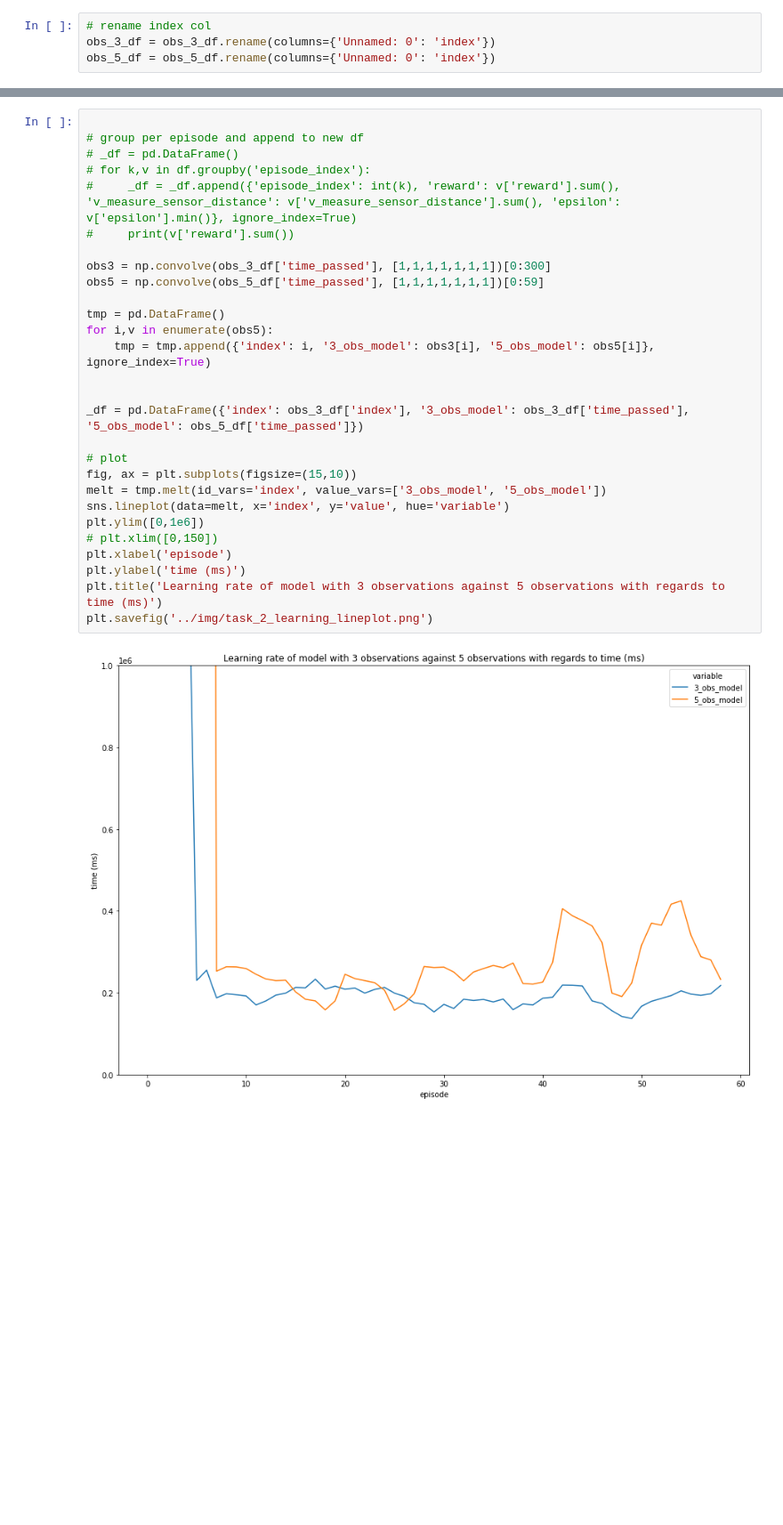
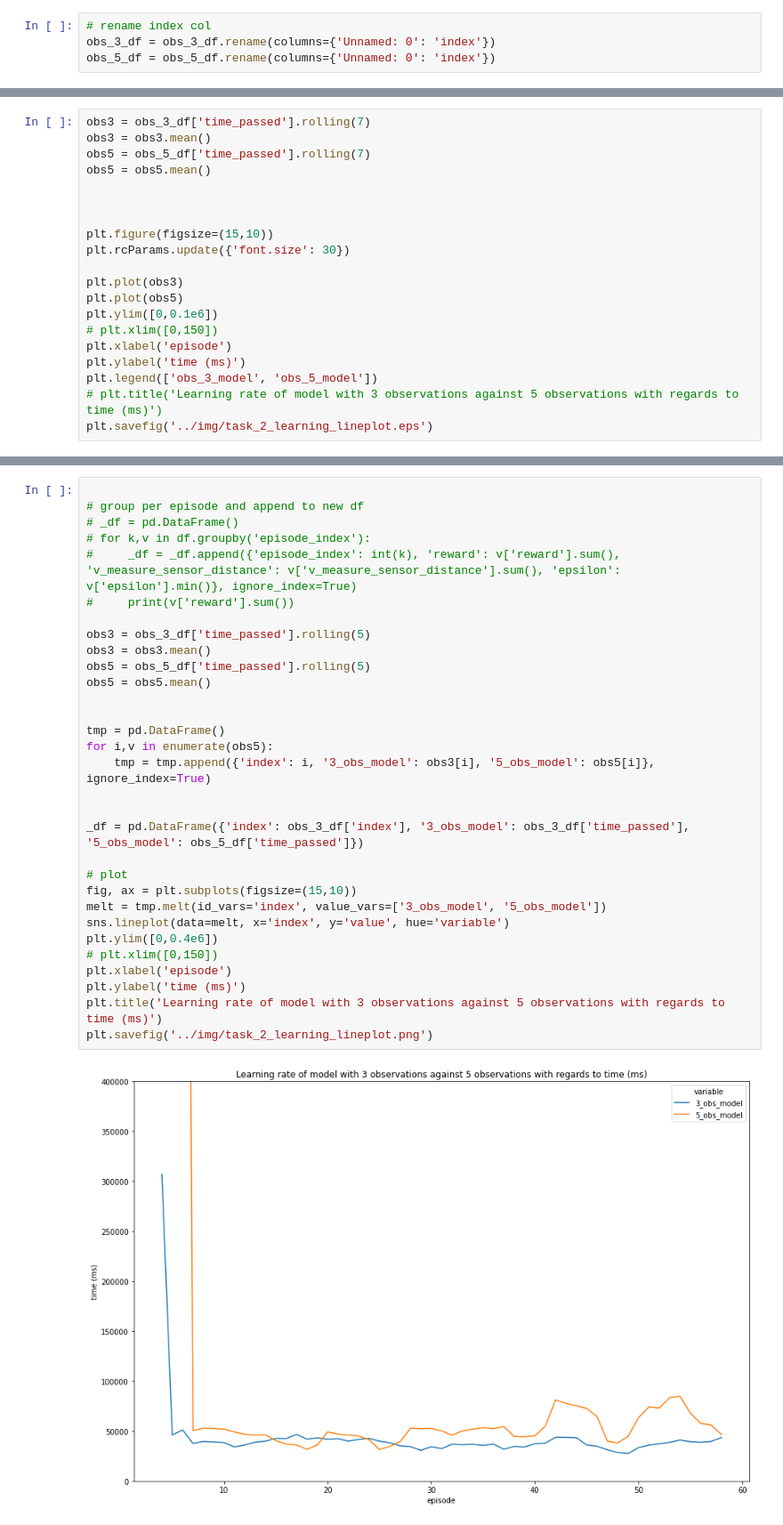
Before and after one commit to gansem/learning_machines_robobo, a Jupyter notebook: src/analytics.ipynb, the cells around one changed output, grey strips where cells are left out. Shown: that part at 89% size. Drawn from its saved outputs; the diff is of its cells as text; blank space fills up the shorter version.

Commit message:
updated learning plot task 2

```diff
--- a/src/analytics.ipynb
+++ b/src/analytics.ipynb
@@ -101,0 +93,20 @@ obs_3_df
+# %%
+obs3 = obs_3_df['time_passed'].rolling(7)
+obs3 = obs3.mean()
+obs5 = obs_5_df['time_passed'].rolling(7)
+obs5 = obs5.mean()
+
+
+
+plt.figure(figsize=(15,10))
+plt.rcParams.update({'font.size': 30})
+
+plt.plot(obs3)
+plt.plot(obs5)
+plt.ylim([0,0.1e6])
+# plt.xlim([0,150])
+plt.xlabel('episode')
+plt.ylabel('time (ms)')
+plt.legend(['obs_3_model', 'obs_5_model'])
+# plt.title('Learning rate of model with 3 observations against 5 observations with regards to time (ms)')
+plt.savefig('../img/task_2_learning_lineplot.eps')
@@ -102,33 +116,36 @@ obs_3_df
 # %%
 
 # group per episode and append to new df
 # _df = pd.DataFrame()
 # for k,v in df.groupby('episode_index'):
 #     _df = _df.append({'episode_index': int(k), 'reward': v['reward'].sum(), 'v_measure_sensor_distance': v['v_measure_sensor_distance'].sum(), 'epsilon': v['epsilon'].min()}, ignore_index=True)
 #     print(v['reward'].sum())
 
-obs3 = np.convolve(obs_3_df['time_passed'], [1,1,1,1,1,1,1])[0:300]
-obs5 = np.convolve(obs_5_df['time_passed'], [1,1,1,1,1,1,1])[0:59]
+obs3 = obs_3_df['time_passed'].rolling(5)
+obs3 = obs3.mean()
+obs5 = obs_5_df['time_passed'].rolling(5)
+obs5 = obs5.mean()
+
 
 tmp = pd.DataFrame()
 for i,v in enumerate(obs5):
     tmp = tmp.append({'index': i, '3_obs_model': obs3[i], '5_obs_model': obs5[i]}, ignore_index=True)
 
 
 _df = pd.DataFrame({'index': obs_3_df['index'], '3_obs_model': obs_3_df['time_passed'], '5_obs_model': obs_5_df['time_passed']})
 
 # plot
 fig, ax = plt.subplots(figsize=(15,10))
 melt = tmp.melt(id_vars='index', value_vars=['3_obs_model', '5_obs_model'])
 sns.lineplot(data=melt, x='index', y='value', hue='variable')
-plt.ylim([0,1e6])
+plt.ylim([0,0.4e6])
 # plt.xlim([0,150])
 plt.xlabel('episode')
 plt.ylabel('time (ms)')
 plt.title('Learning rate of model with 3 observations against 5 observations with regards to time (ms)')
 plt.savefig('../img/task_2_learning_lineplot.png')
 # %% [output]
-[figure, old version]
+[figure, new version]
 # %%
 # LEARNING PLOTS
 
```
Also changed, not shown: parts of 5 cells of this notebook, 1 other file.
